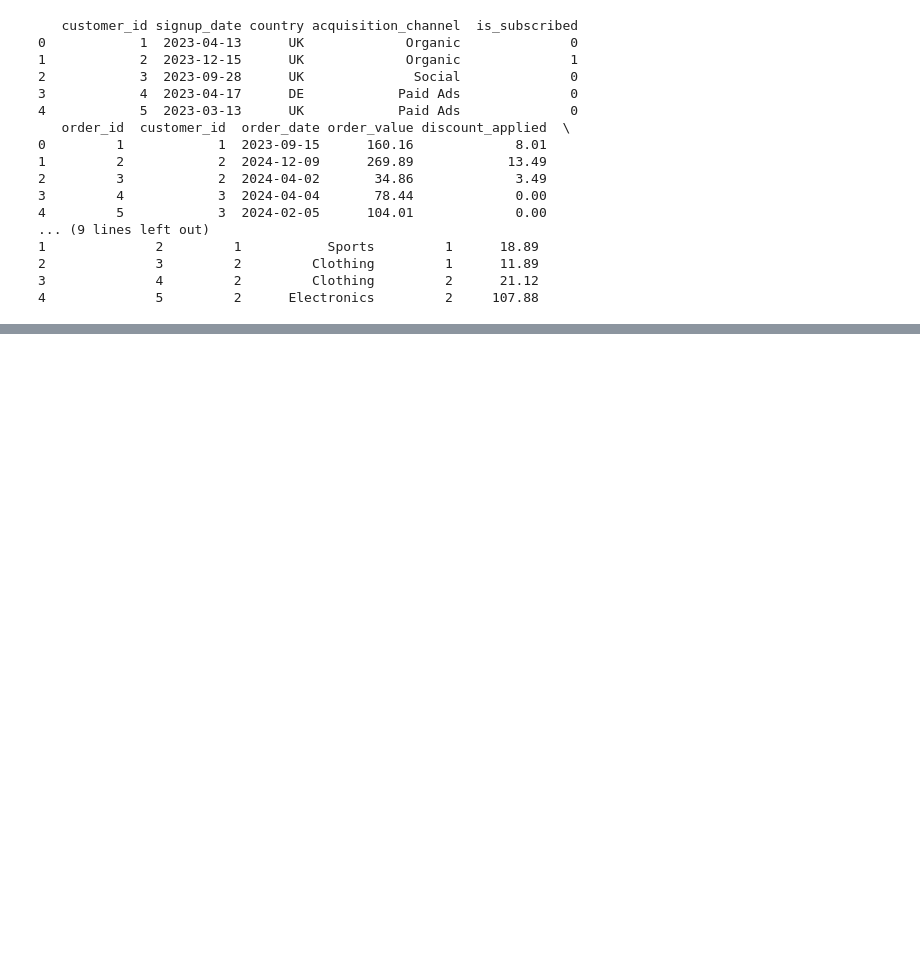
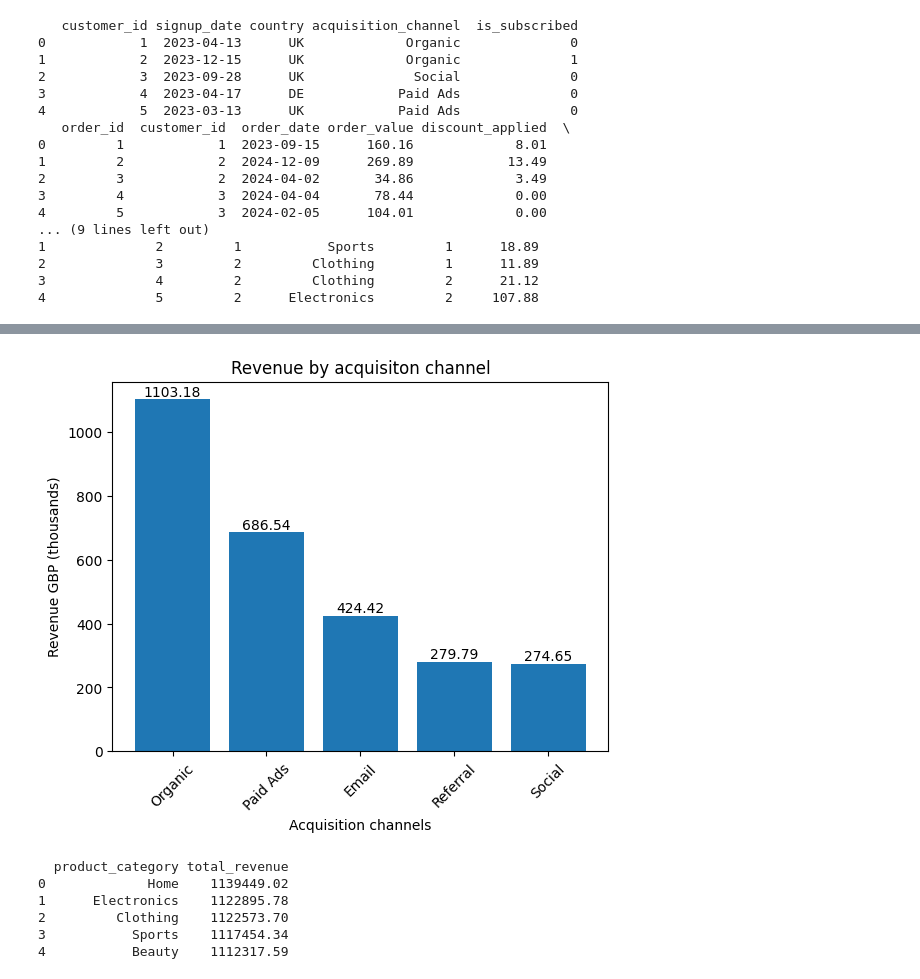
Before and after one commit to DrihanDP/SQL_DataAnalysis_Project, a Jupyter notebook: Notebook/python_analysis.ipynb, the cells around one changed output, grey strips where cells are left out. Cells and saved outputs as stored; diff of their text form; code cells hidden in the pictures; blank space fills up the shorter version.

```diff
--- a/Notebook/python_analysis.ipynb
+++ b/Notebook/python_analysis.ipynb
@@ -89,0 +144,20 @@ None
+# %%
+# Create x and y data
+x = revenue_by_channel_df['acquisition_channel']
+y = revenue_by_channel_df['total_revenue']
+
+# function to add value labels to the graph
+def add_labels(x, y):
+    for val in range(len(x)):
+        plt.text(val, y[val] + 10, y[val], ha='center')
+
+# plotting the data into a bar graph
+plt.bar(x, round((y/1000), 2))
+add_labels(x, round((y/1000), 2))
+plt.xlabel("Acquisition channels")
+plt.xticks(rotation=45)
+plt.ylabel("Revenue GBP (thousands)")
+plt.title("Revenue by acquisiton channel")
+plt.show()
+# %% [output]
+[figure, added]
@@ -89,0 +170,19 @@ None
+# %%
+with engine.connect() as connection:
+    result = connection.execute(text('''
+    SELECT
+        product_category,
+        SUM(quantity * unit_price) as total_revenue
+    FROM order_items
+    GROUP BY product_category
+    ORDER BY total_revenue DESC;'''))
+    rev_by_product_cat = pd.DataFrame(result)
+
+print(rev_by_product_cat.head())
+# %% [output]
+  product_category total_revenue
+0             Home    1139449.02
+1      Electronics    1122895.78
+2         Clothing    1122573.70
+3           Sports    1117454.34
+4           Beauty    1112317.59
```
Also changed, not shown: parts of 20 cells of this notebook.
